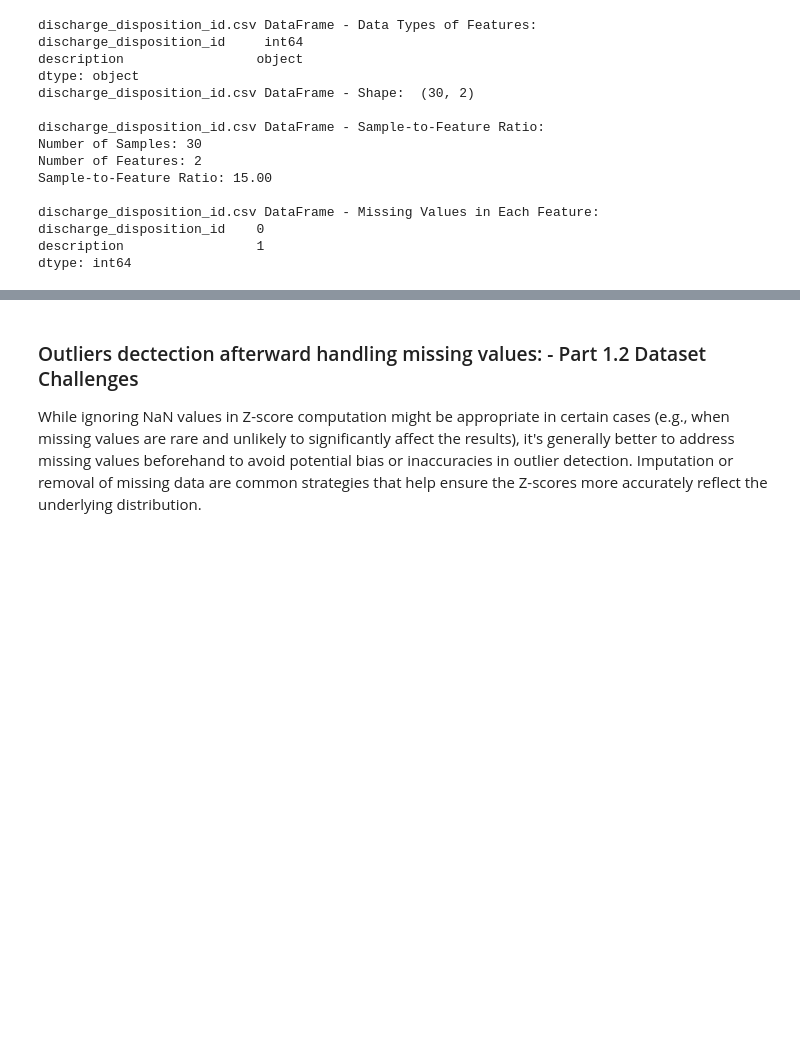
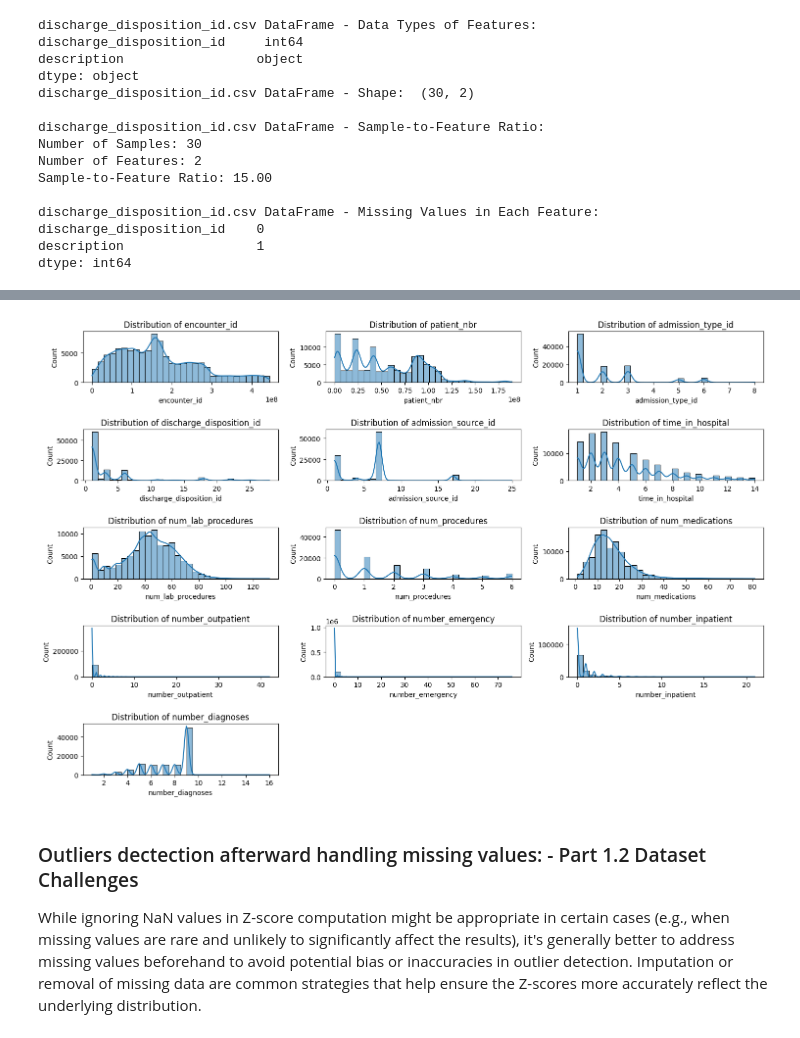
Before and after one commit to iamgiulyUCL/COMP0189Applied-Artificial-IntelligenceUCL, a Jupyter notebook: COMP0189_coursework_1.ipynb, the cells around one changed output, grey strips where cells are left out. Cells and saved outputs as stored; diff of their text form; code cells hidden in the pictures; blank space fills up the shorter version.

Commit message:
Commit 1 - up to plotting of numerical features

```diff
--- a/COMP0189_coursework_1.ipynb
+++ b/COMP0189_coursework_1.ipynb
@@ -399,3 +424,20 @@ dtype: int64
+# %%
+# Selecting numerical columns
+numerical_cols = diabetic_data_placeholders_substituted.select_dtypes(include=['int64', 'float64']).columns
+num_cols = 3
+num_rows = (len(numerical_cols) // num_cols) + (1 if len(numerical_cols) % num_cols > 0 else 0)
+
+# Plot distributions for numerical columns
+plt.figure(figsize=(15, 10))
+for i, col in enumerate(numerical_cols):
+    plt.subplot(num_rows, num_cols, i + 1)
+    sns.histplot(diabetic_data_placeholders_substituted[col], kde=True, bins=30)
+    plt.title(f"Distribution of {col}")
+
+plt.tight_layout()
+plt.show()
+# %% [output]
+[figure, added]
 # %% [markdown]
 ### Outliers dectection afterward handling missing values: - Part 1.2 Dataset Challenges
 While ignoring NaN values in Z-score computation might be appropriate in certain cases (e.g., when missing values are rare and unlikely to significantly affect the results), it's generally better to address missing values beforehand to avoid potential bias or inaccuracies in outlier detection. Imputation or removal of missing data are common strategies that help ensure the Z-scores more accurately reflect the underlying distribution.
```
Also changed, not shown: parts of 6 cells of this notebook.
